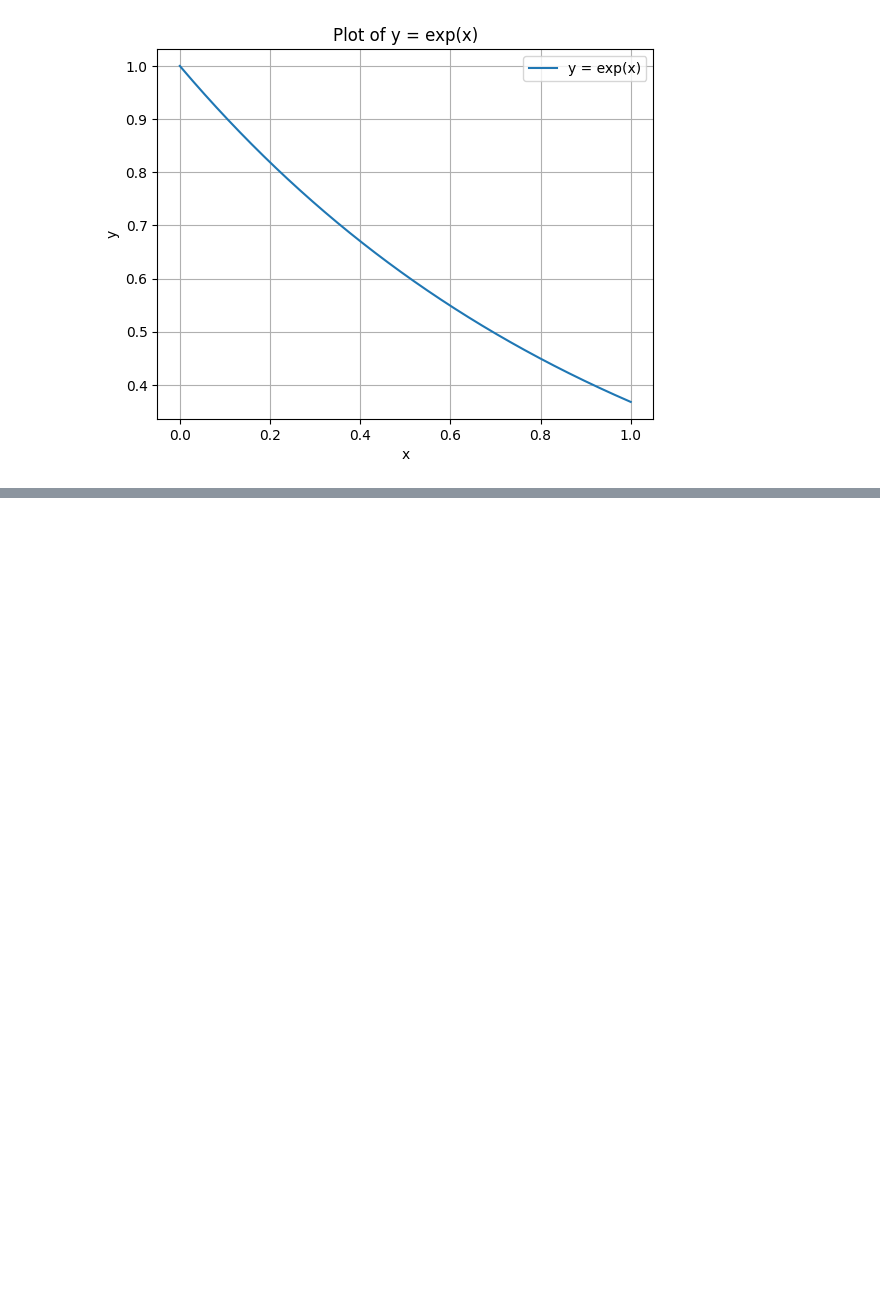
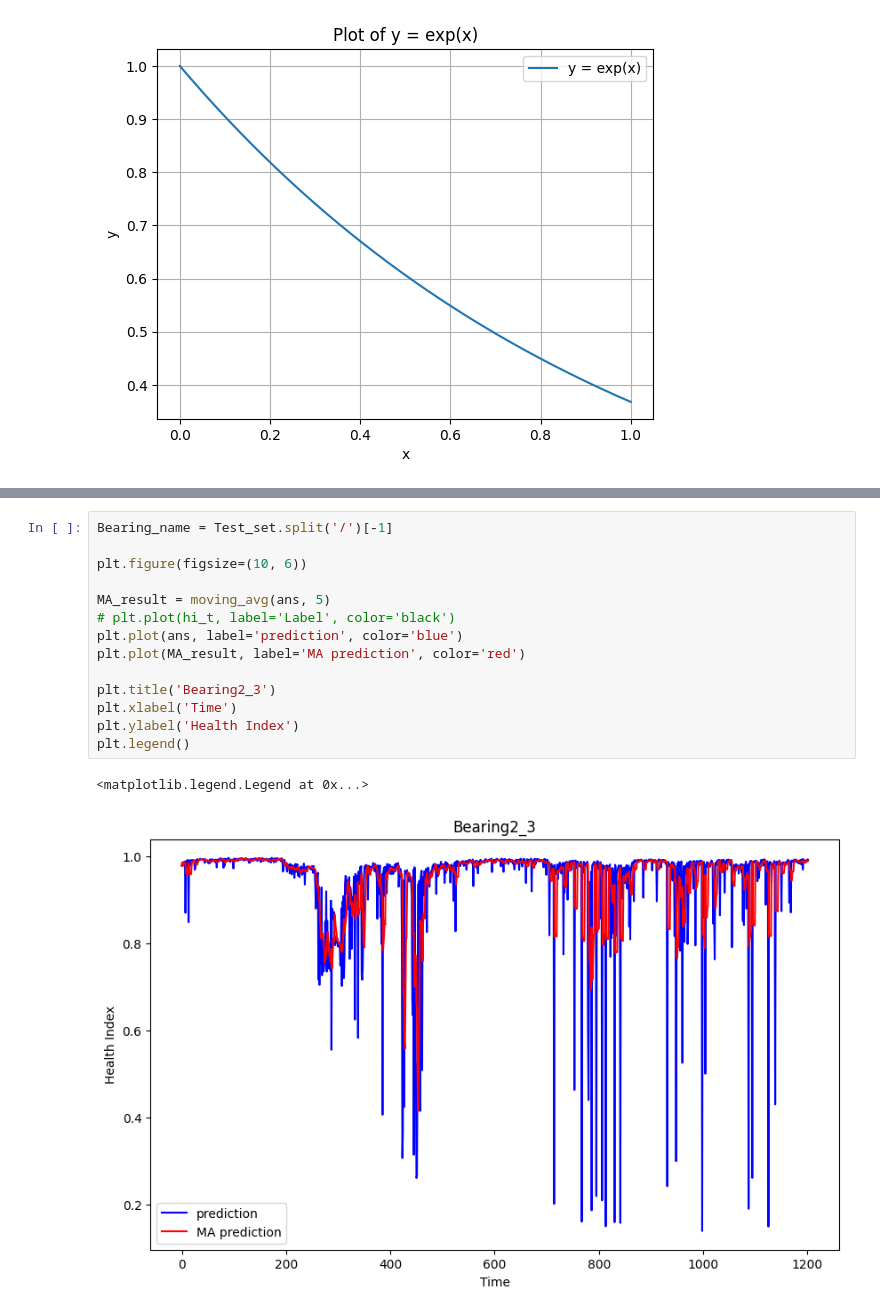
Before and after one commit to leokou42/WKN_SSO, a Jupyter notebook: src/testing_try.ipynb, the cells around one changed output, grey strips where cells are left out. Drawn from its saved outputs; the diff is of its cells as text; blank space fills up the shorter version.

Commit message:
SSO done! include training and testing and results

```diff
--- a/src/testing_try.ipynb
+++ b/src/testing_try.ipynb
@@ -322,0 +451,17 @@ NameError: name 'scale' is not defined
+# %%
+Bearing_name = Test_set.split('/')[-1]
+
+plt.figure(figsize=(10, 6))
+
+MA_result = moving_avg(ans, 5)
+# plt.plot(hi_t, label='Label', color='black')
+plt.plot(ans, label='prediction', color='blue')
+plt.plot(MA_result, label='MA prediction', color='red')
+
+plt.title('Bearing2_3')
+plt.xlabel('Time')
+plt.ylabel('Health Index')
+plt.legend()
+# %% [output]
+<matplotlib.legend.Legend at 0x...>
+[figure, added]
```
Also changed, not shown: parts of 9 cells of this notebook, 28 other files.
